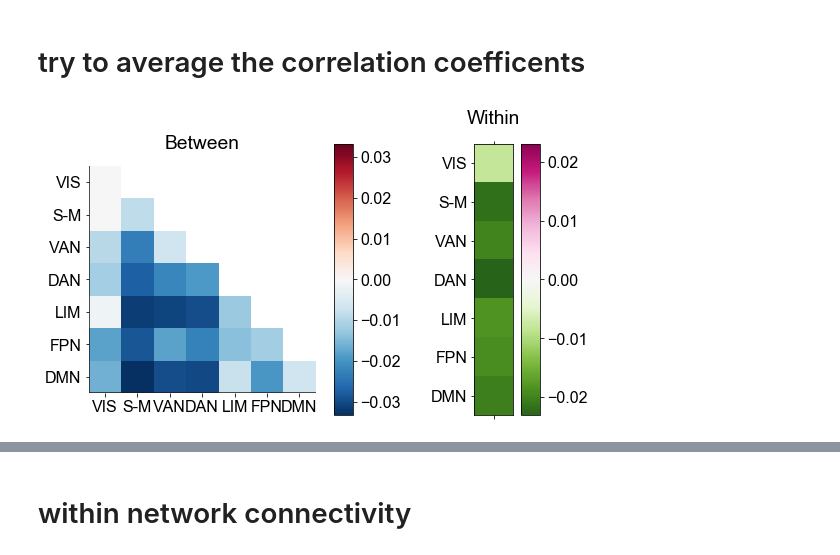
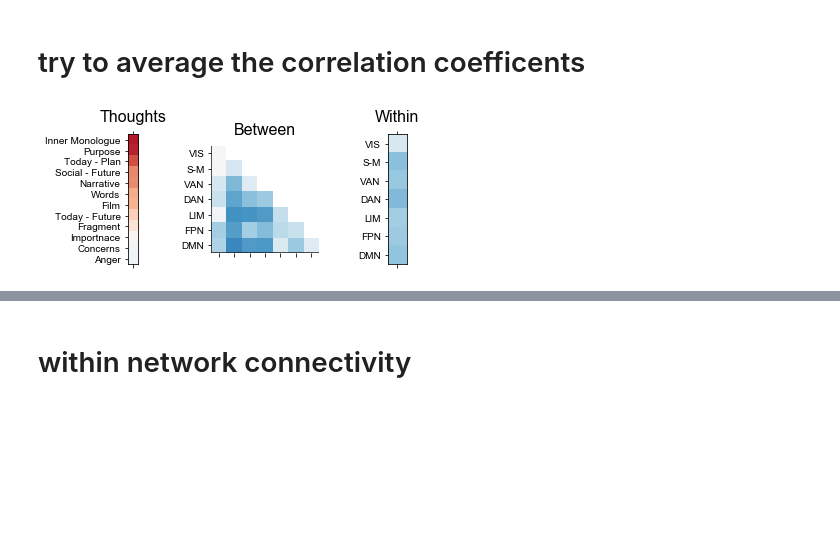
Before and after one commit to htwangtw/patterns-of-thought, a Jupyter notebook: notebooks/4.2-plot_node-node.ipynb, the cells around one changed output, grey strips where cells are left out. Cells and saved outputs as stored; diff of their text form; code cells hidden in the pictures; blank space fills up the shorter version.

```diff
--- a/notebooks/4.2-plot_node-node.ipynb
+++ b/notebooks/4.2-plot_node-node.ipynb
@@ -85,7 +85,7 @@ import numpy as np
 summary_mat = np.zeros((7, 7, 4))
 for k in range(n):
     df = pd.DataFrame(u_mat[k], columns=df_label.iloc[:, -2].values, index=df_label.iloc[:, -2].values)
-    for i, x in enumerate(yeo7_names):
-        for j, y in enumerate(yeo7_names):
+    for i, x in enumerate(yeo7_fullnames):
+        for j, y in enumerate(yeo7_fullnames):
             mat = df.loc[x, y].values.mean()
             summary_mat[i, j, k] = mat
@@ -92,45 +94,69 @@ for k in range(n):
+# %%
+df_v = pd.DataFrame(v, index=dataset['MRIQ_labels'])
+# %%
+def sparse_row(seri_v):
+    vi, cur_v_labels = rank_labels(seri_v)
+    idx = np.isnan(vi).reshape((vi.shape[0]))
+    vi = vi[~idx]
+    vi = vi.reshape((vi.shape[0], 1))
+    cur_v_labels = np.array(cur_v_labels)[~idx]
+    return vi, cur_v_labels
+# %%
+u_max = np.abs(summary_mat).max()
+v_max = np.abs(v).max()
 # %%
+set_text_size(10)
 for i in range(n):
+    # thought probe
+    vi, cur_v_labels = sparse_row(df_v.iloc[:, i])
+
+    # between networks
     mat = np.tril(summary_mat[..., i], 0)
-    max1 = np.abs(mat).max()
     mat[np.triu_indices(mat.shape[0], 1)] = np.nan
     cur_df = pd.DataFrame(mat, columns=yeo7_names, index=yeo7_names)
-    row = np.mean(summary_mat[..., i], axis=0).reshape(7,1)
-    max2 = np.abs(row).max()
 
-    set_text_size(16)
-    fig = plt.figure(figsize=(15, 5))
-    ax = fig.add_subplot(111)
+    # within networks
+    within_net = np.mean(summary_mat[..., i], axis=0).reshape(7,1)
 
-    m1 = ax.matshow(cur_df.values, vmax=max1, vmin=-max1, cmap='RdBu_r')
+    fig = plt.figure(figsize=(6, 2.5))
+    ax = fig.add_subplot(131)
+    t = ax.matshow(vi, vmax=v_max, vmin=-v_max, cmap='RdBu_r')
+    ax.set_xticks(np.arange(vi.shape[1]))
+    ax.set_yticks(np.arange(vi.shape[0]))
+    ax.set_xticklabels([' '])
+    ax.set_yticklabels(cur_v_labels)
+    ax.set_title('Thoughts', fontsize=16)
+#     divider = make_axes_locatable(ax)
+#     cax2 = divider.append_axes("right", size="50%", pad="30%")
+#     cb = fig.colorbar(t, cax=cax2)
+#     cb.ax.tick_params(labelsize=10)
+
+    ax = fig.add_subplot(132)
+    m1 = ax.matshow(cur_df.values, vmax=u_max, vmin=-u_max, cmap='RdBu_r')
     ax.set_xticks(np.arange(cur_df.shape[1]))
     ax.set_yticks(np.arange(cur_df.shape[0]))
-    ax.set_xticklabels(yeo7_names)
+    ax.set_xticklabels([' '])
     ax.set_yticklabels(yeo7_names)
-    ax.set_title('Between')
+    ax.set_title('Between', fontsize=16)
     ax.set_frame_on(False)
     ax.plot([-0.5, -0.5], [-0.5, 6.5], ls='-', c='.1')
     ax.plot([-0.5, 6.5], [6.5, 6.5], ls='-', c='.1')
     ax.xaxis.set_ticks_position('bottom')
 
-    divider = make_axes_locatable(ax)
-    ax2 = divider.append_axes("right", size="15%", pad=8)
-    m2 = ax2.matshow(row, vmax=max2, vmin=-max2, cmap='PiYG_r')
-    ax2.set_xticks(np.arange(row.shape[1]))
-    ax2.set_yticks(np.arange(row.shape[0]))
-    ax2.set_xticklabels(' ')
-    ax2.set_yticklabels(yeo7_names)
-    ax2.set_title('Within')
+    ax = fig.add_subplot(133)
+    m2 = ax.matshow(within_net, vmax=u_max, vmin=-u_max, cmap='RdBu_r')
+    ax.set_xticks(np.arange(within_net.shape[1]))
+    ax.set_yticks(np.arange(within_net.shape[0]))
+    ax.set_xticklabels(' ')
+    ax.set_yticklabels(yeo7_names)
+    ax.set_title('Within', fontsize=16)
 
-    divider = make_axes_locatable(ax2)
-    cax1 = divider.append_axes("left", size="50%", pad=4)
-    cb = fig.colorbar(m1, cax=cax1)
-
-    divider = make_axes_locatable(ax2)
-    cax2 = divider.append_axes("right", size="50%", pad=0.1)
-    cb = fig.colorbar(m2, cax=cax2)
-
-    plt.savefig('./reports/plots/yeo7nodes_network_summary{}.png'.format(i + 1), dpi=300)
+#     divider = make_axes_locatable(ax)
+#     cax2 = divider.append_axes("right", size="30%", pad="20%")
+#     cb = fig.colorbar(m2, cax=cax2)
+#     cb.ax.tick_params(labelsize=10)
+    plt.tight_layout()
+    plt.savefig('./reports/plots/yeo7nodes_bwsummary_{}.png'.format(i + 1), dpi=300)
     plt.show()
 # %% [output]
-[figure, old version]
+[figure, new version]
```
Also changed, not shown: parts of 8 cells of this notebook, 24 other files.
